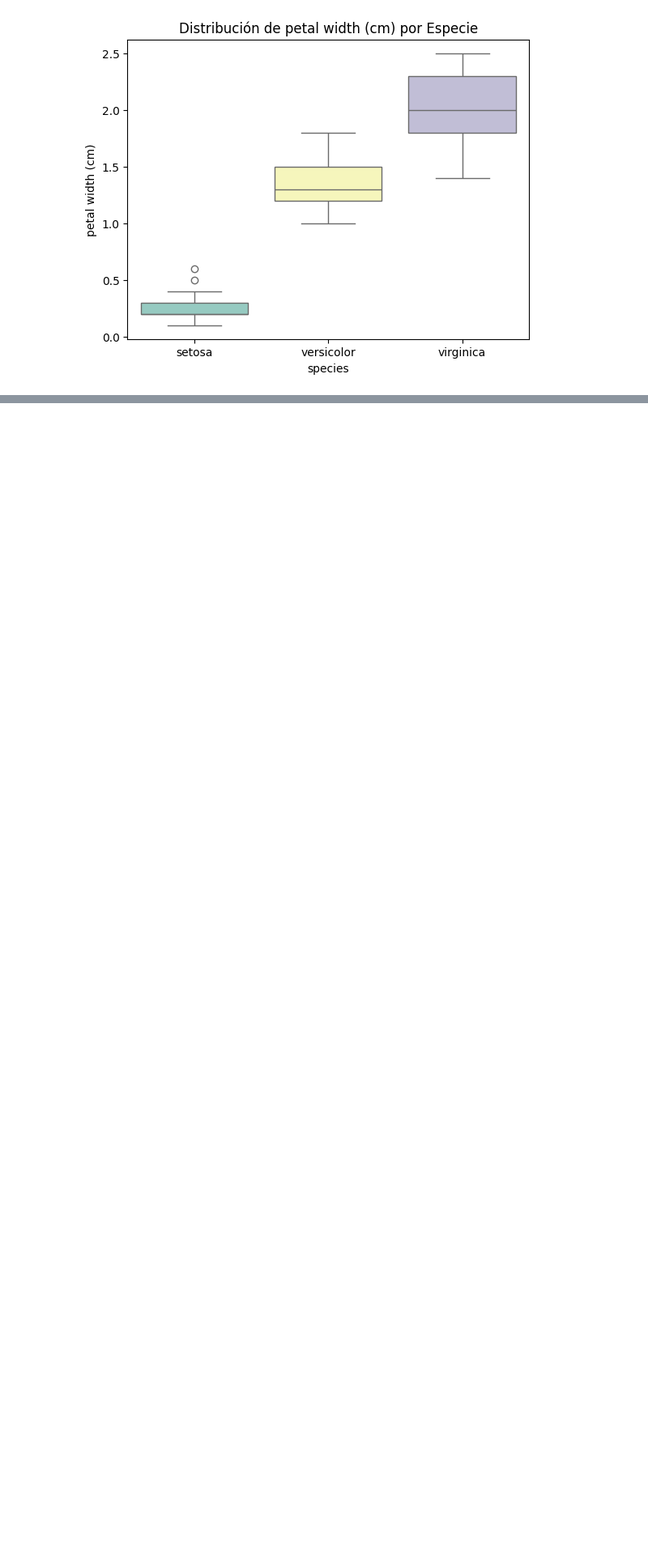
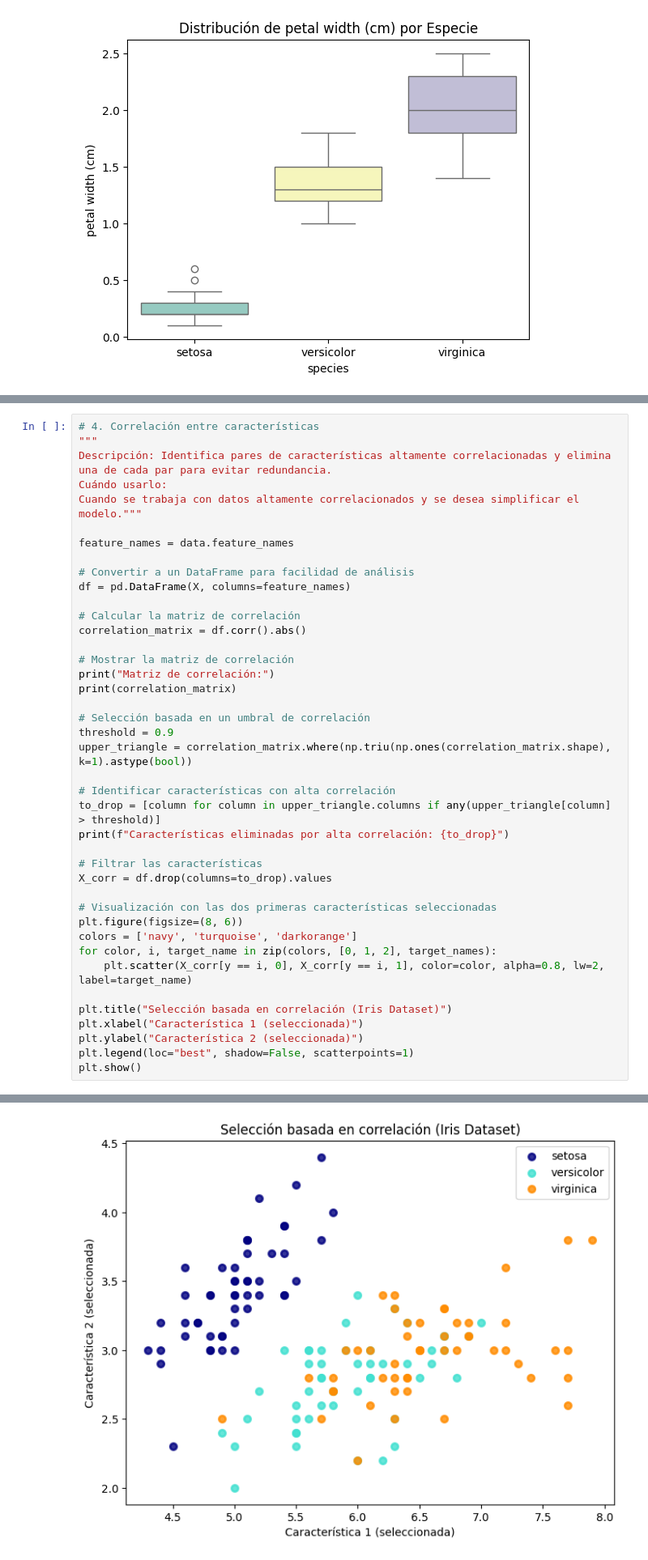
Before and after one commit to dramirezbe/Analitica-de-Datos, a Jupyter notebook: Python/Tarea_Correlacion.ipynb, the cells around one changed output, grey strips where cells are left out. Shown at 81% size. Drawn from its saved outputs; the diff is of its cells as text; blank space fills up the shorter version.

```diff
--- a/Python/Tarea_Correlacion.ipynb
+++ b/Python/Tarea_Correlacion.ipynb
@@ -101,0 +219,42 @@ Passing `palette` without assigning `hue` is deprecated and will be removed in v
+# %%
+# 4. Correlación entre características
+"""
+Descripción: Identifica pares de características altamente correlacionadas y elimina una de cada par para evitar redundancia.
+Cuándo usarlo:
+Cuando se trabaja con datos altamente correlacionados y se desea simplificar el modelo."""
+
+feature_names = data.feature_names
+
+# Convertir a un DataFrame para facilidad de análisis
+df = pd.DataFrame(X, columns=feature_names)
+
+# Calcular la matriz de correlación
+correlation_matrix = df.corr().abs()
+
+# Mostrar la matriz de correlación
+print("Matriz de correlación:")
+print(correlation_matrix)
+
+# Selección basada en un umbral de correlación
+threshold = 0.9
+upper_triangle = correlation_matrix.where(np.triu(np.ones(correlation_matrix.shape), k=1).astype(bool))
+
+# Identificar características con alta correlación
+to_drop = [column for column in upper_triangle.columns if any(upper_triangle[column] > threshold)]
+print(f"Características eliminadas por alta correlación: {to_drop}")
+
+# Filtrar las características
+X_corr = df.drop(columns=to_drop).values
+
+# Visualización con las dos primeras características seleccionadas
+plt.figure(figsize=(8, 6))
+colors = ['navy', 'turquoise', 'darkorange']
+for color, i, target_name in zip(colors, [0, 1, 2], target_names):
+    plt.scatter(X_corr[y == i, 0], X_corr[y == i, 1], color=color, alpha=0.8, lw=2, label=target_name)
+
+plt.title("Selección basada en correlación (Iris Dataset)")
+plt.xlabel("Característica 1 (seleccionada)")
+plt.ylabel("Característica 2 (seleccionada)")
+plt.legend(loc="best", shadow=False, scatterpoints=1)
+plt.show()
+# %% [output]
@@ -101,0 +274 @@ Passing `palette` without assigning `hue` is deprecated and will be removed in v
+[figure, added]
```
Also changed, not shown: parts of 5 cells of this notebook, 3 other files.
